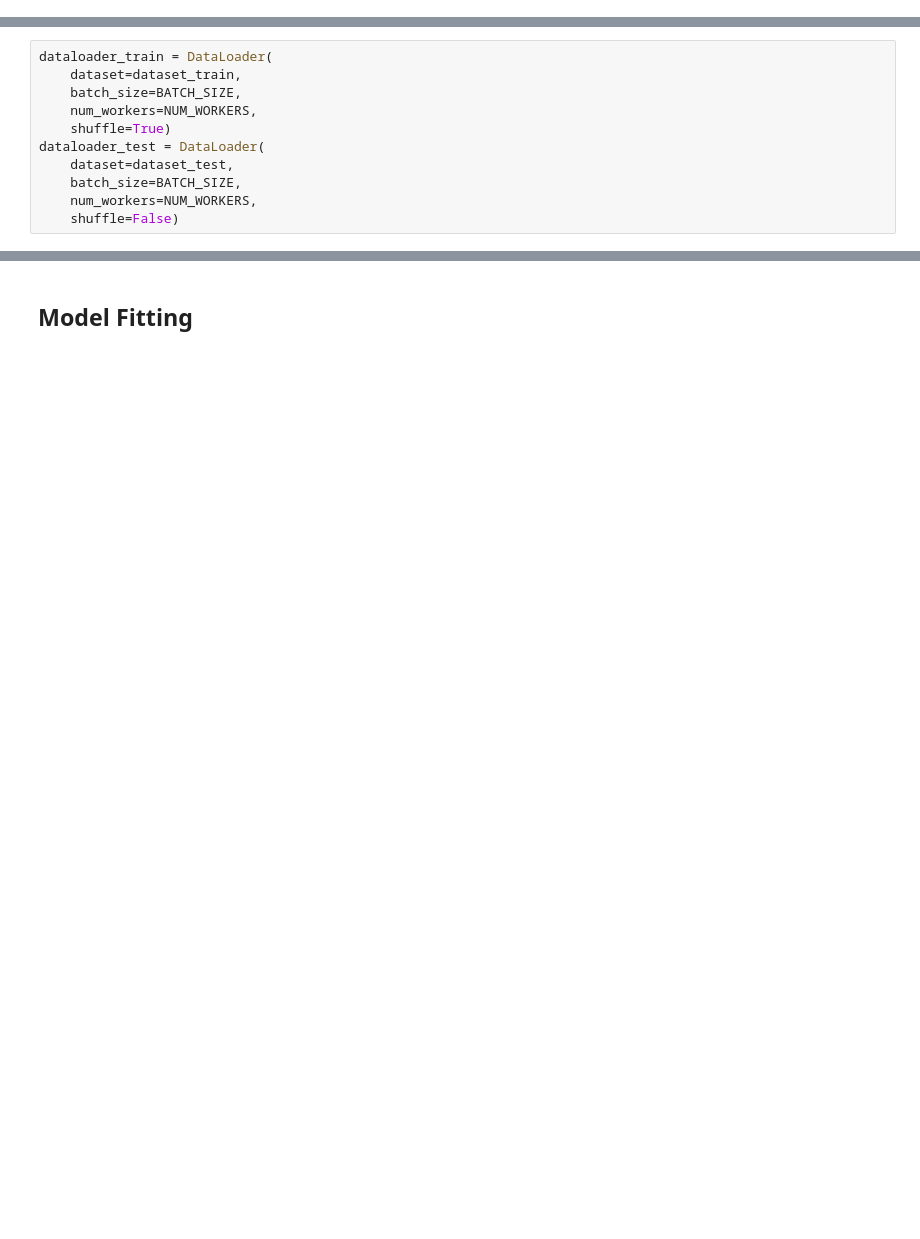
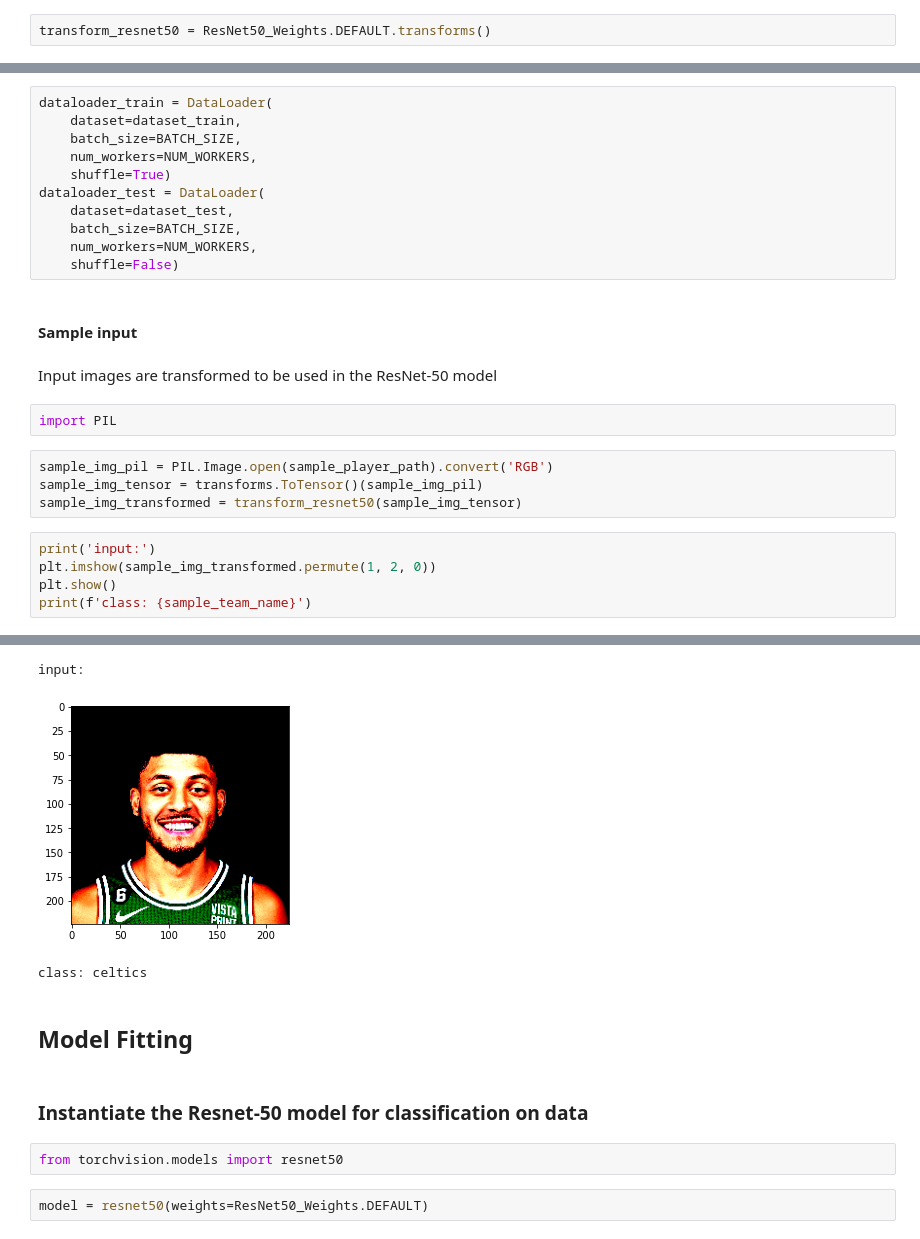
Before and after one commit to gtabot/ml-coding-samples, a Jupyter notebook: transfer_learning_image_classification.ipynb, the cells around one changed output, grey strips where cells are left out. Cells and saved outputs as stored; diff of their text form; blank space fills up the shorter version.

```diff
--- a/transfer_learning_image_classification.ipynb
+++ b/transfer_learning_image_classification.ipynb
@@ -179,3 +173,5 @@ Create `dataset_train` and `dataset_test`
+# %%
+transform_resnet50 = ResNet50_Weights.DEFAULT.transforms()
 # %%
 dataset_train = datasets.ImageFolder(
     root=TRAIN_PATH,
@@ -196,3 +190,19 @@ dataloader_test = DataLoader(
     batch_size=BATCH_SIZE,
     num_workers=NUM_WORKERS,
     shuffle=False)
+# %% [markdown]
+#### Sample input
+# %% [markdown]
+Input images are transformed to be used in the ResNet-50 model
+# %%
+import PIL
+# %%
+sample_img_pil = PIL.Image.open(sample_player_path).convert('RGB')
+sample_img_tensor = transforms.ToTensor()(sample_img_pil)
+sample_img_transformed = transform_resnet50(sample_img_tensor)
+# %%
+print('input:')
+plt.imshow(sample_img_transformed.permute(1, 2, 0))
+plt.show()
+print(f'class: {sample_team_name}')
+# %% [output]
@@ -199,2 +210,11 @@ dataloader_test = DataLoader(
+input:
+[figure, added]
+class: celtics
 # %% [markdown]
 ## Model Fitting
+# %% [markdown]
+### Instantiate the Resnet-50 model for classification on data
+# %%
+from torchvision.models import resnet50
+# %%
+model = resnet50(weights=ResNet50_Weights.DEFAULT)
```
Also changed, not shown: parts of 37 cells of this notebook, 1 other file.
